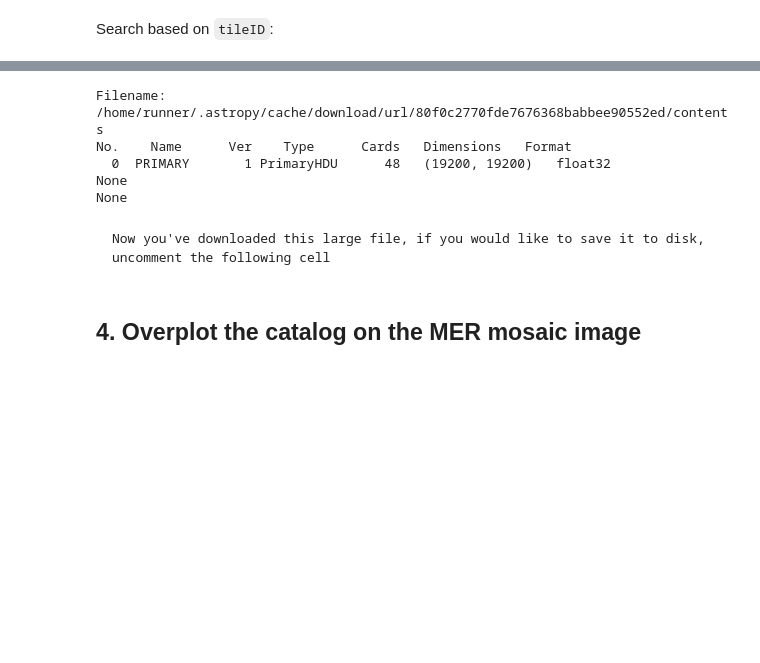
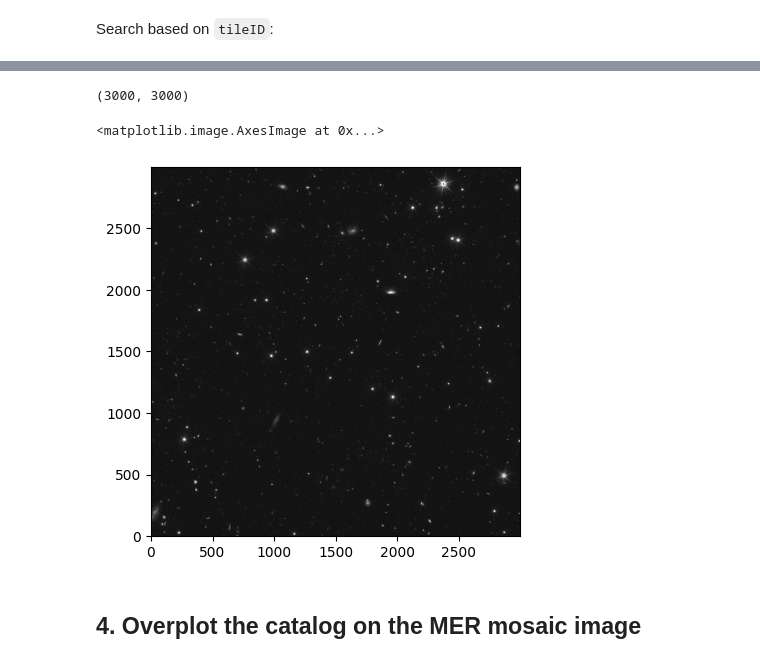
Before and after one commit to Caltech-IPAC/irsa-tutorials, a Jupyter notebook: _sources/tutorials/euclid_access/4_Euclid_intro_PHZ_catalog.ipynb, the cells around one changed output, grey strips where cells are left out. Cells and saved outputs as stored; diff of their text form; code cells hidden in the pictures; blank space fills up the shorter version.

````diff
--- a/_sources/tutorials/euclid_access/4_Euclid_intro_PHZ_catalog.ipynb
+++ b/_sources/tutorials/euclid_access/4_Euclid_intro_PHZ_catalog.ipynb
@@ -225,16 +242,0 @@ Download the MER image -- note this file is about 1.46 GB
-# %%
-fname = download_file(filename, cache=True)
-hdu_mer_irsa = fits.open(fname)
-head_mer_irsa = hdu_mer_irsa[0].header
-
-print(hdu_mer_irsa.info())
-# %% [output]
-Filename: /home/runner/.astropy/cache/download/url/80f0c2770fde7676368babbee90552ed/contents
-No.    Name      Ver    Type      Cards   Dimensions   Format
-  0  PRIMARY       1 PrimaryHDU      48   (19200, 19200)   float32
-None
-None
-# %% [markdown]
-```{tip}
-Now you've downloaded this large file, if you would like to save it to disk, uncomment the following cell
-```
@@ -244,2 +256,14 @@ Now you've downloaded this large file, if you would like to save it to disk, unc
+# %%
+im_mer_irsa = new_hdu.data
+# %%
+im_mer_irsa.shape
+# %% [output]
+(3000, 3000)
+# %%
+norm = ImageNormalize(im_mer_irsa, interval=PercentileInterval(99.9), stretch=AsinhStretch())
+plt.imshow(im_mer_irsa, cmap='gray', origin='lower', norm=norm)
+# %% [output]
+<matplotlib.image.AxesImage at 0x...>
+[figure, added]
 # %% [markdown]
 ## 4. Overplot the catalog on the MER mosaic image
````
Also changed, not shown: parts of 26 cells of this notebook, 57 other files.
